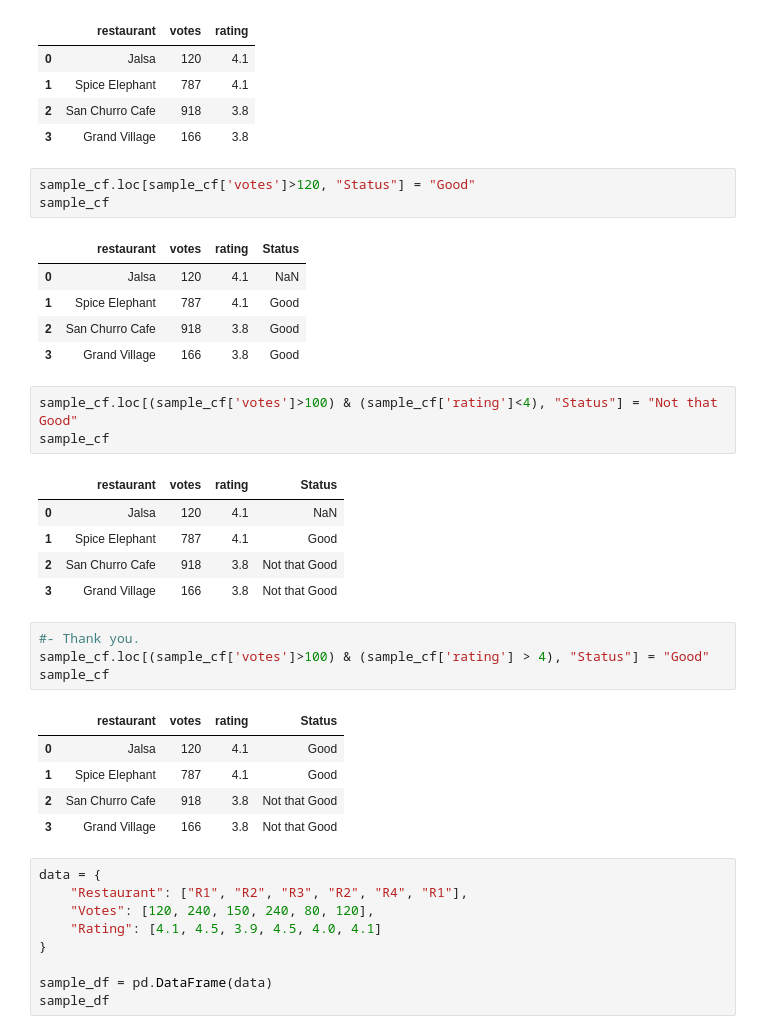
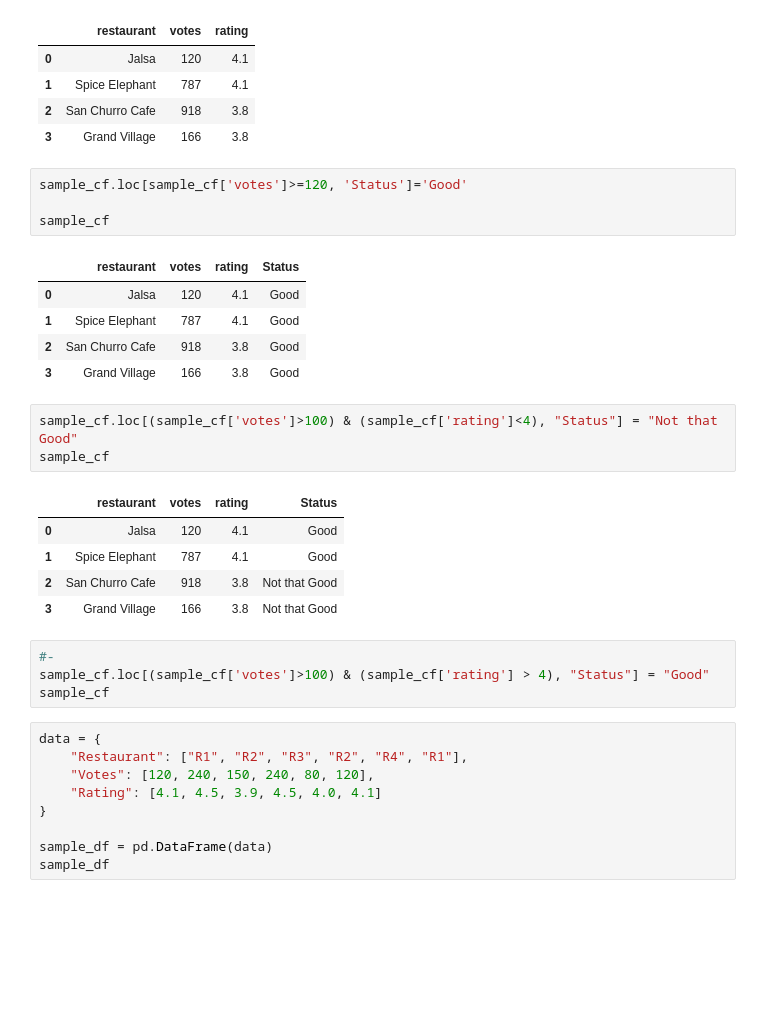
Before and after one commit to manojbaliyan16/AI-ML, a Jupyter notebook: Module_1_NP_PD/Session_5.ipynb, the cells around one changed output. Saved outputs shown, nothing was run; the diff lists cells and outputs as text; blank space fills up the shorter version.

```diff
--- a/Module_1_NP_PD/Session_5.ipynb
+++ b/Module_1_NP_PD/Session_5.ipynb
@@ -505,11 +524,12 @@ sample_cf
 | 2 | San Churro Cafe | 918 | 3.8 |
 | 3 | Grand Village | 166 | 3.8 |
 # %%
-sample_cf.loc[sample_cf['votes']>120, "Status"] = "Good"
+sample_cf.loc[sample_cf['votes']>=120, 'Status']='Good'
+
 sample_cf
 # %% [output]
 |  | restaurant | votes | rating | Status |
-| 0 | Jalsa | 120 | 4.1 | NaN |
+| 0 | Jalsa | 120 | 4.1 | Good |
 | 1 | Spice Elephant | 787 | 4.1 | Good |
 | 2 | San Churro Cafe | 918 | 3.8 | Good |
 | 3 | Grand Village | 166 | 3.8 | Good |
@@ -518,20 +538,14 @@ sample_cf.loc[(sample_cf['votes']>100) & (sample_cf['rating']<4), "Status"] = "N
 sample_cf
 # %% [output]
 |  | restaurant | votes | rating | Status |
-| 0 | Jalsa | 120 | 4.1 | NaN |
+| 0 | Jalsa | 120 | 4.1 | Good |
 | 1 | Spice Elephant | 787 | 4.1 | Good |
 | 2 | San Churro Cafe | 918 | 3.8 | Not that Good |
 | 3 | Grand Village | 166 | 3.8 | Not that Good |
 # %%
-#- Thank you.
+#-
 sample_cf.loc[(sample_cf['votes']>100) & (sample_cf['rating'] > 4), "Status"] = "Good"
 sample_cf
-# %% [output]
-|  | restaurant | votes | rating | Status |
-| 0 | Jalsa | 120 | 4.1 | Good |
-| 1 | Spice Elephant | 787 | 4.1 | Good |
-| 2 | San Churro Cafe | 918 | 3.8 | Not that Good |
-| 3 | Grand Village | 166 | 3.8 | Not that Good |
 # %%
 data = {
     "Restaurant": ["R1", "R2", "R3", "R2", "R4", "R1"],
```
Also changed, not shown: parts of 25 cells of this notebook, 2 other files.
